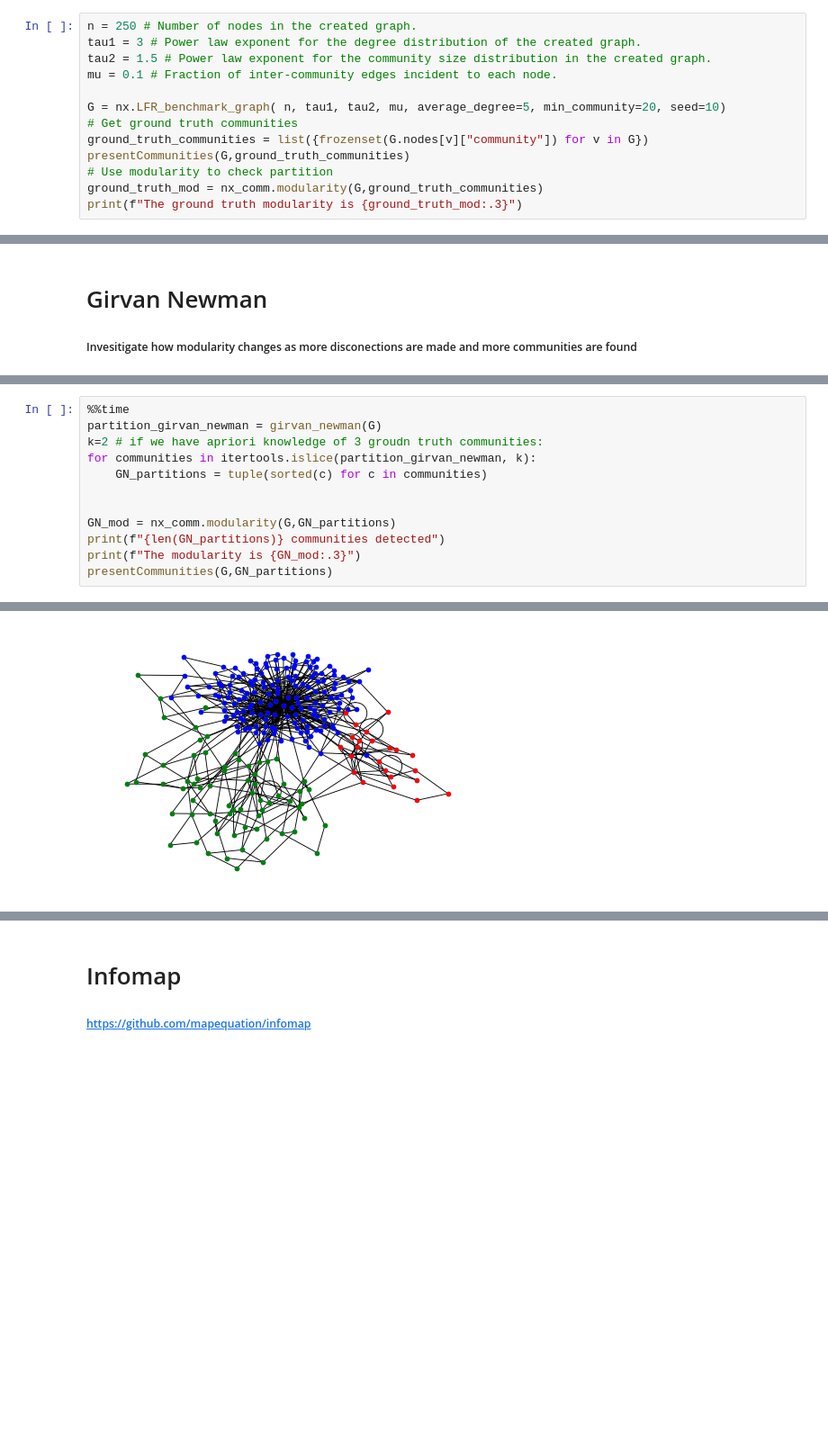
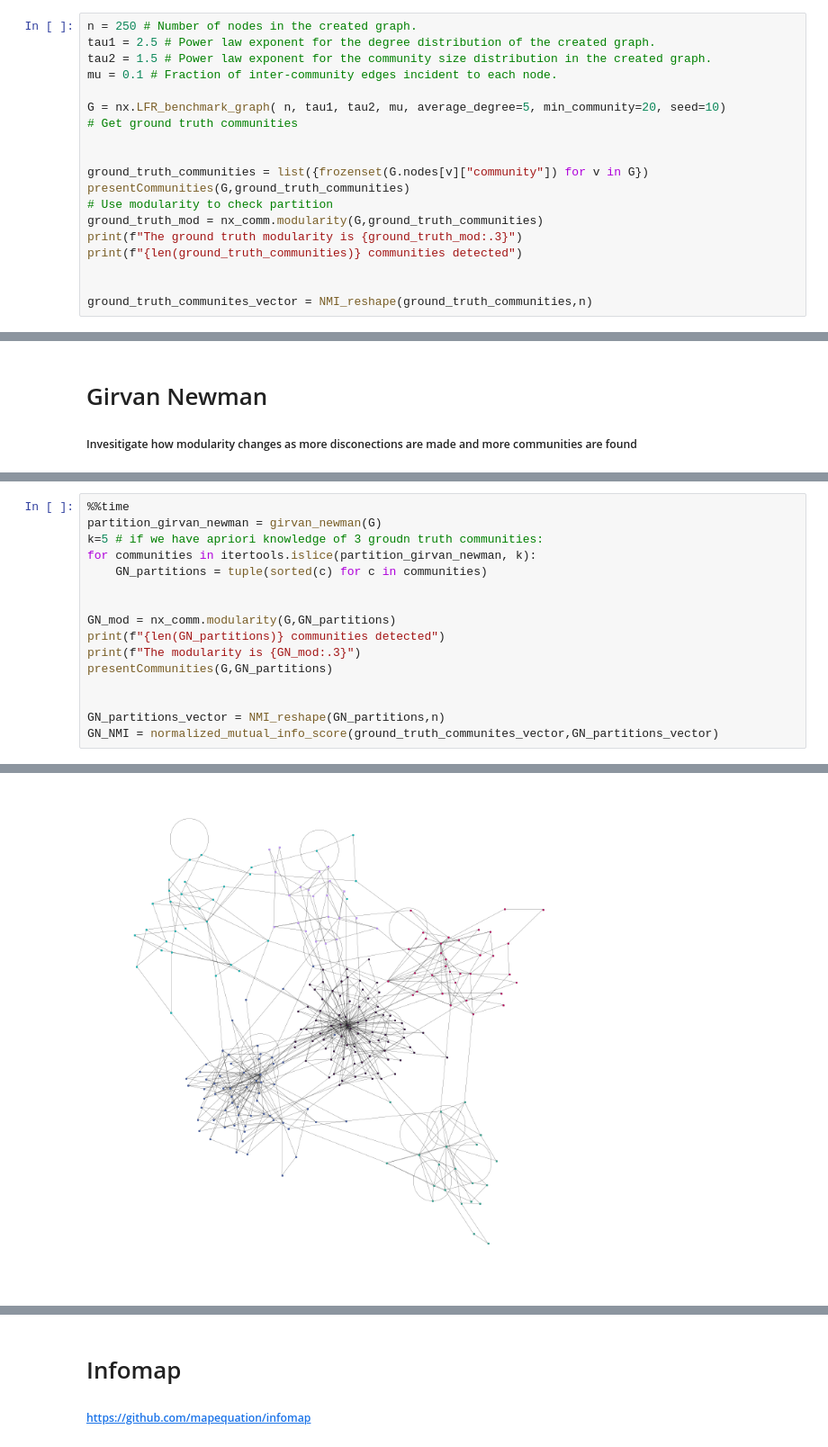
Before and after one commit to ozkilim/biological_community_detection, a Jupyter notebook: Processing/LFR.ipynb, the cells around one changed output, grey strips where cells are left out. Shown at 90% size. Drawn from its saved outputs; the diff is of its cells as text; blank space fills up the shorter version.

```diff
--- a/Processing/LFR.ipynb
+++ b/Processing/LFR.ipynb
@@ -17,15 +17,21 @@ from utils import *
 #####  Import LFR benchmark network “Benchmark graphs for testing community detection algorithms”, Andrea Lancichinetti, Santo Fortunato, and Filippo Radicchi, Phys. Rev. E 78, 046110 2008
 # %%
 n = 250 # Number of nodes in the created graph.
-tau1 = 3 # Power law exponent for the degree distribution of the created graph.
+tau1 = 2.5 # Power law exponent for the degree distribution of the created graph.
 tau2 = 1.5 # Power law exponent for the community size distribution in the created graph.
 mu = 0.1 # Fraction of inter-community edges incident to each node.
 
 G = nx.LFR_benchmark_graph( n, tau1, tau2, mu, average_degree=5, min_community=20, seed=10)
 # Get ground truth communities
+
+
 ground_truth_communities = list({frozenset(G.nodes[v]["community"]) for v in G})
 presentCommunities(G,ground_truth_communities)
 # Use modularity to check partition
 ground_truth_mod = nx_comm.modularity(G,ground_truth_communities)
 print(f"The ground truth modularity is {ground_truth_mod:.3}")
+print(f"{len(ground_truth_communities)} communities detected")
+
+
+ground_truth_communites_vector = NMI_reshape(ground_truth_communities,n)
 # %% [output]
@@ -62,7 +69,7 @@ Wall time: 14.3 s
 # %%
 %%time
 partition_girvan_newman = girvan_newman(G)
-k=2 # if we have apriori knowledge of 3 groudn truth communities:
+k=5 # if we have apriori knowledge of 3 groudn truth communities:
 for communities in itertools.islice(partition_girvan_newman, k):
     GN_partitions = tuple(sorted(c) for c in communities)
 
@@ -71,4 +78,8 @@ GN_mod = nx_comm.modularity(G,GN_partitions)
 print(f"{len(GN_partitions)} communities detected")
 print(f"The modularity is {GN_mod:.3}")
 presentCommunities(G,GN_partitions)
+
+
+GN_partitions_vector = NMI_reshape(GN_partitions,n)
+GN_NMI = normalized_mutual_info_score(ground_truth_communites_vector,GN_partitions_vector)
 # %% [output]
@@ -77 +88 @@ The modularity is 0.376
-[figure, old version]
+[figure, new version]
```
Also changed, not shown: parts of 12 cells of this notebook, 1 other file.
